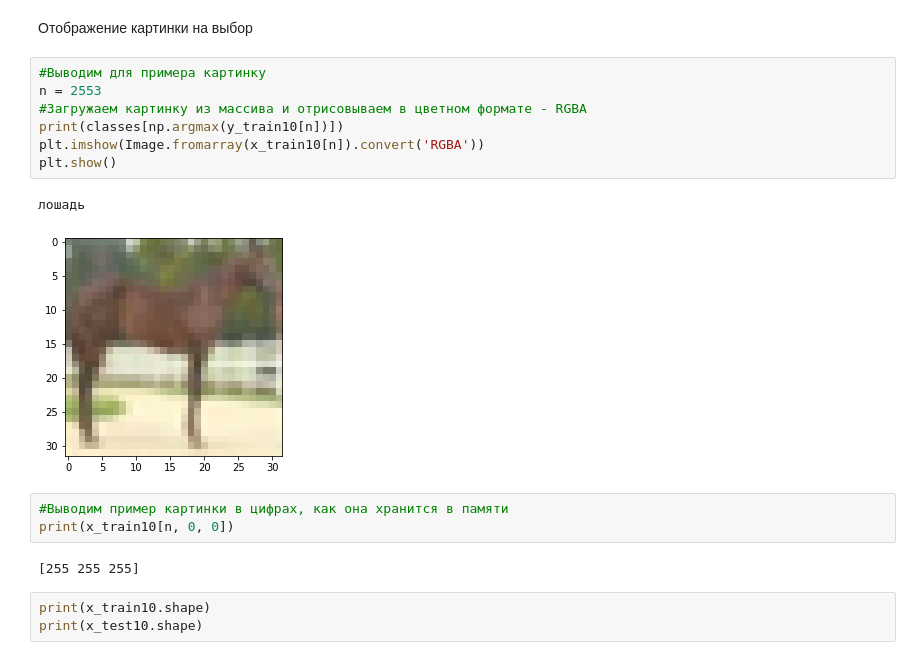
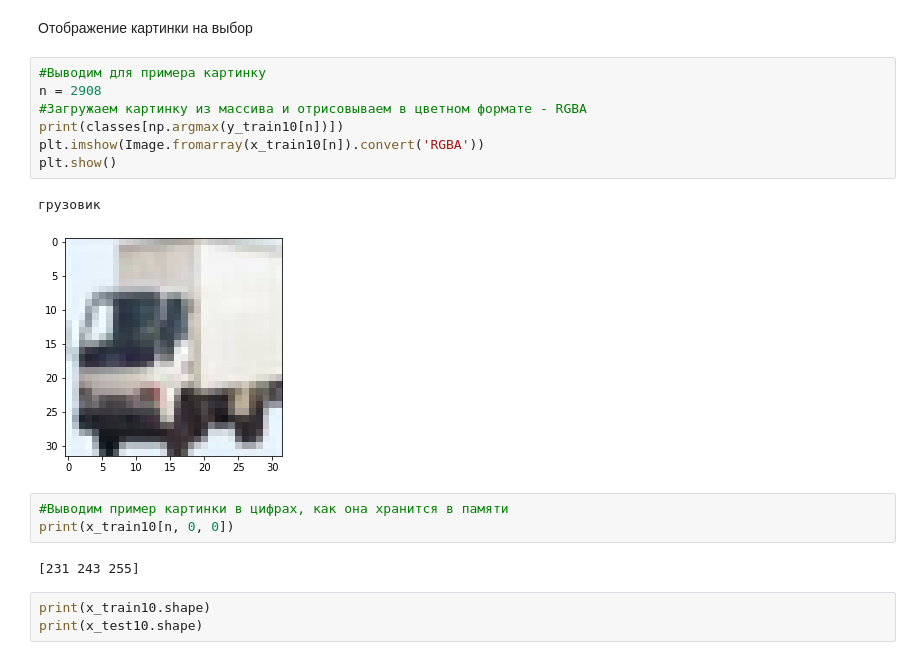
Before and after one commit to errec-sun/brain, a Jupyter notebook: 90 трен ируем_of_Февральский_курс_Pro_Занятие_3_Свёрточные_сети.ipynb, the cells around one changed output. Cells and saved outputs as stored; diff of their text form.

```diff
--- a/90 трен ируем_of_Февральский_курс_Pro_Занятие_3_Свёрточные_сети.ipynb
+++ b/90 трен ируем_of_Февральский_курс_Pro_Занятие_3_Свёрточные_сети.ipynb
@@ -37,19 +37,19 @@ y_train100 = utils.to_categorical(y_train100, 100)
 Отображение картинки на выбор
 # %%
 #Выводим для примера картинку
-n = 2553
+n = 2908
 #Загружаем картинку из массива и отрисовываем в цветном формате - RGBA
 print(classes[np.argmax(y_train10[n])])
 plt.imshow(Image.fromarray(x_train10[n]).convert('RGBA'))
 plt.show()
 # %% [output]
-лошадь
+грузовик
-[figure, old version]
+[figure, new version]
 # %%
 #Выводим пример картинки в цифрах, как она хранится в памяти
 print(x_train10[n, 0, 0])
 # %% [output]
-[255 255 255]
+[231 243 255]
 # %%
 print(x_train10.shape)
 print(x_test10.shape)
```
Also changed, not shown: parts of 4 cells of this notebook.
